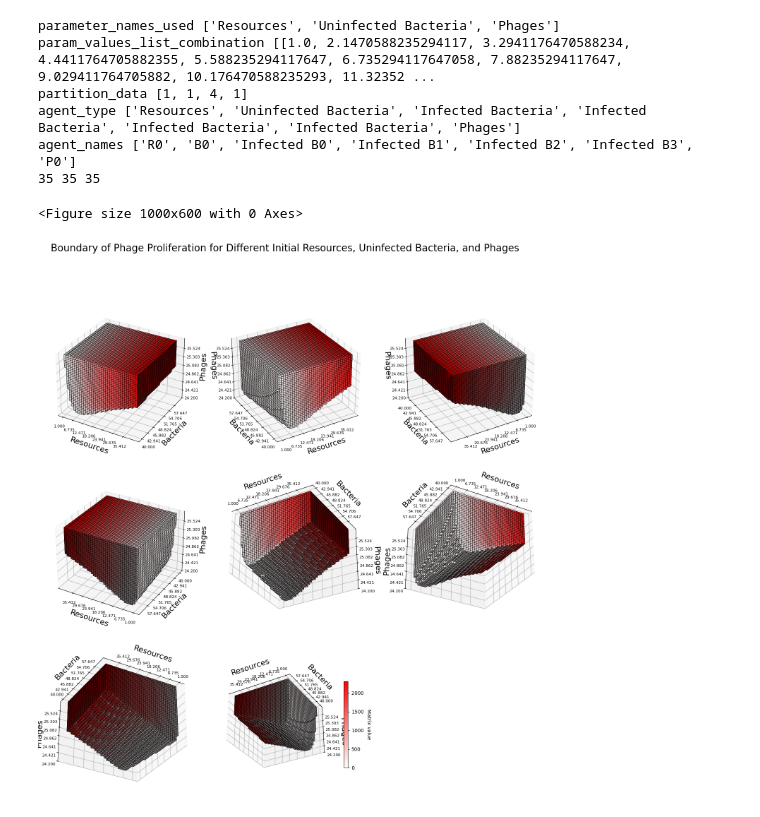
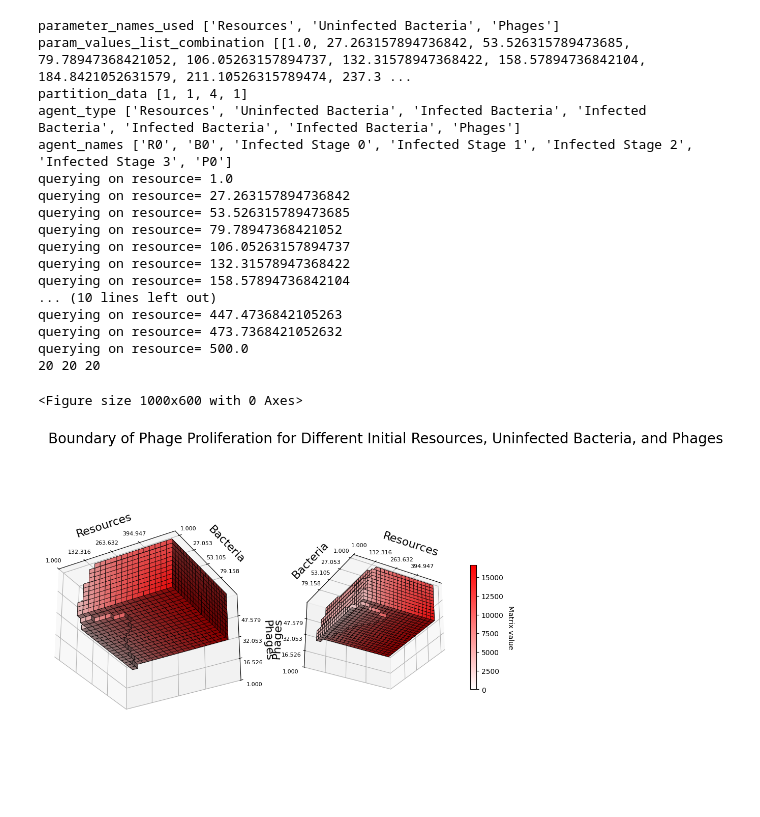
Before and after one commit to BiggusVickus/Master-Thesis, a Jupyter notebook: phase_portrait_resources_phage_bacteria.ipynb, the cells around one changed output. Drawn from its saved outputs; the diff is of its cells as text; code cells hidden in the pictures; blank space fills up the shorter version.

```diff
--- a/phase_portrait_resources_phage_bacteria.ipynb
+++ b/phase_portrait_resources_phage_bacteria.ipynb
@@ -15,8 +15,8 @@ from matplotlib.cm import ScalarMappable
 from matplotlib.colors import Normalize, LinearSegmentedColormap
 def log_func(x, a, b, c):
     return a * np.log(x + b) + c
-parquet_file_path = 'SimulationResults/UltimateAnalysis/PhasePortraitResourcesBacteriaPhage/PhasePortraitResourcesBacteriaPhage.parquet'
-pickle_file_path = 'SimulationResults/UltimateAnalysis/PhasePortraitResourcesBacteriaPhage/PhasePortraitResourcesBacteriaPhage.pickle'
+parquet_file_path = 'SimulationResults/UltimateAnalysis/SimulationResults_1750634179/SimulationResults_1750634179.parquet'
+pickle_file_path = 'SimulationResults/UltimateAnalysis/SimulationResults_1750634179/SimulationResults_1750634179.pickle'
 # %%
 def analyze_matrix(pickle_data):
     matrix = np.zeros((len(pickle_data['param_values_list_combination'][0]), len(pickle_data['param_values_list_combination'][1]), len(pickle_data['param_values_list_combination'][2])))
@@ -38,7 +38,7 @@ def analyze_matrix(pickle_data):
             for k, phage_value in enumerate(pickle_data['param_values_list_combination'][2]):
                 simulation_results = ddf.query(f"Phages == {phage_value} and Uninfected_Bacteria == {bacteria_value}").compute()
                 y_values = np.array(ast.literal_eval(simulation_results['y_values'].iloc[0]))[-1, :]
-                if np.any(y_values > phage_value * 2):
+                if np.any(y_values > phage_value * 100):
                     local_matrix[j, k] = np.max(y_values)
                     local_matrix2[j, k] = 1
         return local_matrix, local_matrix2
@@ -72,14 +72,14 @@ def create_plot(x_dim, y_dim, z_dim, matrix, pickle_data, save_fig=None):
     colors[..., 3] = voxels.astype(float)  # Alpha channel: only show where voxels is True
     fig = plt.figure(figsize=(18, 18))
     views = [
-    (30, -60),
-    (30, -120),
-    (30, 60),
-    (30, 120),
+    # (30, -60),
+    # (30, -120),
+    # (30, 60),
+    # (30, 120),
     (-30, -60),
     (-30, -120),
-    (-30, 60),
-    (-30, 120),
+    # (-30, 60),
+    # (-30, 120),
 ]
     xtick_indices = np.arange(0, x_dim, 5)
     xtick_labels = [f"{v:.3f}" for v in np.array(pickle_data['param_values_list_combination'][0])[xtick_indices]]
@@ -117,21 +117,32 @@ def create_plot(x_dim, y_dim, z_dim, matrix, pickle_data, save_fig=None):
 # %%
 with open(pickle_file_path, 'rb') as f:
     pickle_data = pickle.load(f)
 print("parameter_names_used", pickle_data['parameter_names_used'])
 print("param_values_list_combination", pickle_data['param_values_list_combination'])
 print('partition_data', pickle_data['agent_type_count'])
 print("agent_type", pickle_data['agent_type'])
 print("agent_names", pickle_data['agent_names'])
 
-# matrix, matrix2 = analyze_matrix(pickle_data)
+matrix, matrix2 = analyze_matrix(pickle_data)
 create_plot(len(pickle_data['param_values_list_combination'][0]), len(pickle_data['param_values_list_combination'][1]), len(pickle_data['param_values_list_combination'][2]), matrix, pickle_data, save_fig='3d_plot_resource_bacteria_phage.png'
 )
 # %% [output]
 parameter_names_used ['Resources', 'Uninfected Bacteria', 'Phages']
-param_values_list_combination [[1.0, 2.1470588235294117, 3.2941176470588234, 4.4411764705882355, 5.588235294117647, 6.735294117647058, 7.88235294117647, 9.029411764705882, 10.176470588235293, 11.32352 ...
+param_values_list_combination [[1.0, 27.263157894736842, 53.526315789473685, 79.78947368421052, 106.05263157894737, 132.31578947368422, 158.57894736842104, 184.8421052631579, 211.10526315789474, 237.3 ...
 partition_data [1, 1, 4, 1]
 agent_type ['Resources', 'Uninfected Bacteria', 'Infected Bacteria', 'Infected Bacteria', 'Infected Bacteria', 'Infected Bacteria', 'Phages']
-agent_names ['R0', 'B0', 'Infected B0', 'Infected B1', 'Infected B2', 'Infected B3', 'P0']
-35 35 35
+agent_names ['R0', 'B0', 'Infected Stage 0', 'Infected Stage 1', 'Infected Stage 2', 'Infected Stage 3', 'P0']
+querying on resource= 1.0
+querying on resource= 27.263157894736842
+querying on resource= 53.526315789473685
+querying on resource= 79.78947368421052
+querying on resource= 106.05263157894737
+querying on resource= 132.31578947368422
+querying on resource= 158.57894736842104
+... (10 lines left out)
+querying on resource= 447.4736842105263
+querying on resource= 473.7368421052632
+querying on resource= 500.0
+20 20 20
 <Figure size 1000x600 with 0 Axes>
-[figure, old version]
+[figure, new version]
```
Also changed, not shown: 24 other files.
